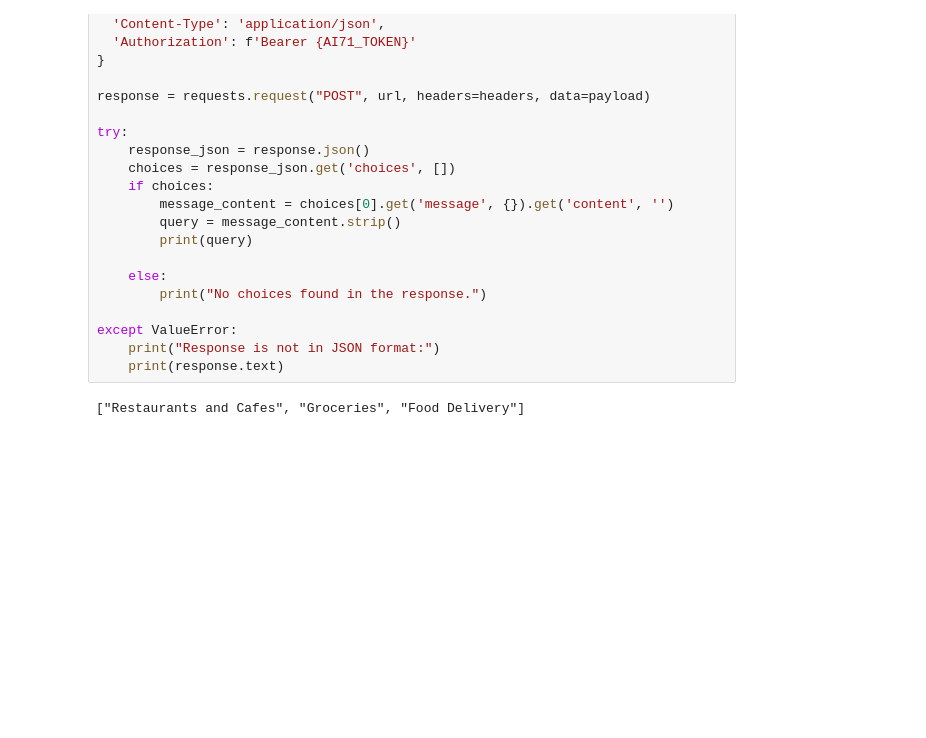
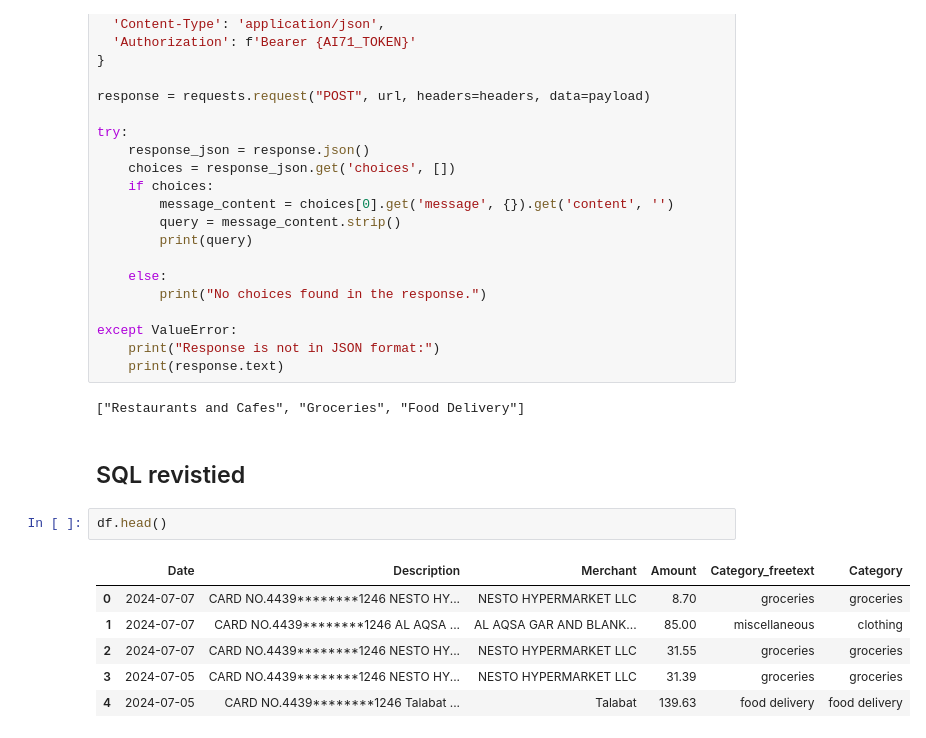
Before and after one commit to x110/SpendWise, a Jupyter notebook: notebooks/playground.ipynb, the cells around one changed output. Drawn from its saved outputs; the diff is of its cells as text; blank space fills up the shorter version.

```diff
--- a/notebooks/playground.ipynb
+++ b/notebooks/playground.ipynb
@@ -707,3 +707,14 @@ except ValueError:
     print(response.text)
 # %% [output]
 ["Restaurants and Cafes", "Groceries", "Food Delivery"]
+# %% [markdown]
+## SQL revistied
+# %%
+df.head()
+# %% [output]
+|  | Date | Description | Merchant | Amount | Category_freetext | Category |
+| 0 | 2024-07-07 | CARD NO.4439********1246 NESTO HY... | NESTO HYPERMARKET LLC | 8.70 | groceries | groceries |
+| 1 | 2024-07-07 | CARD NO.4439********1246 AL AQSA ... | AL AQSA GAR AND BLANK... | 85.00 | miscellaneous | clothing |
+| 2 | 2024-07-07 | CARD NO.4439********1246 NESTO HY... | NESTO HYPERMARKET LLC | 31.55 | groceries | groceries |
+| 3 | 2024-07-05 | CARD NO.4439********1246 NESTO HY... | NESTO HYPERMARKET LLC | 31.39 | groceries | groceries |
+| 4 | 2024-07-05 | CARD NO.4439********1246 Talabat ... | Talabat | 139.63 | food delivery | food delivery |
```
Also changed, not shown: parts of 5 cells of this notebook, 1 other file.
